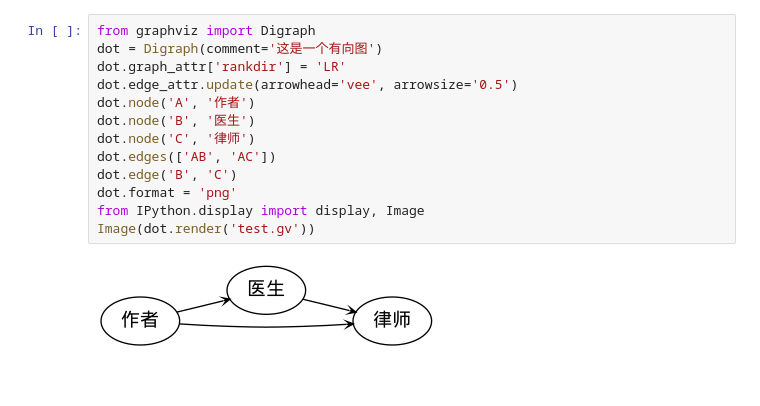
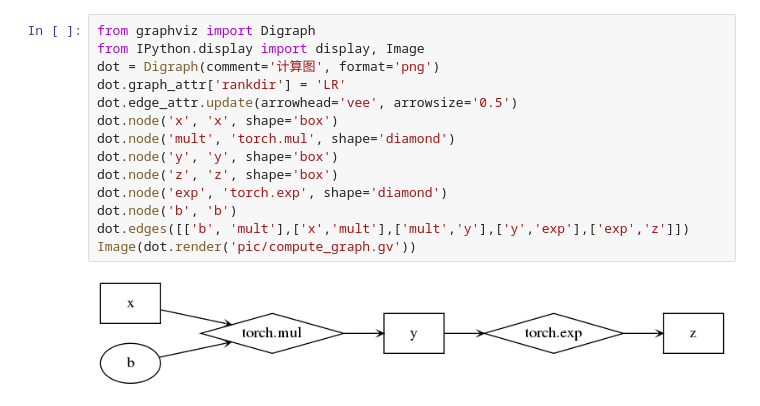
Before and after one commit to sijichun/PythonTutor, a Jupyter notebook: T31_graph_of_pytorch.ipynb, the cells around one changed output. Saved outputs shown, nothing was run; the diff lists cells and outputs as text; blank space fills up the shorter version.

```diff
--- a/T31_graph_of_pytorch.ipynb
+++ b/T31_graph_of_pytorch.ipynb
@@ -1,15 +1,16 @@
 # %%
 from graphviz import Digraph
-dot = Digraph(comment='这是一个有向图')
+from IPython.display import display, Image
+dot = Digraph(comment='计算图', format='png')
 dot.graph_attr['rankdir'] = 'LR'
 dot.edge_attr.update(arrowhead='vee', arrowsize='0.5')
-dot.node('A', '作者')
-dot.node('B', '医生')
-dot.node('C', '律师')
-dot.edges(['AB', 'AC'])
-dot.edge('B', 'C')
-dot.format = 'png'
-from IPython.display import display, Image
-Image(dot.render('test.gv'))
+dot.node('x', 'x', shape='box')
+dot.node('mult', 'torch.mul', shape='diamond')
+dot.node('y', 'y', shape='box')
+dot.node('z', 'z', shape='box')
+dot.node('exp', 'torch.exp', shape='diamond')
+dot.node('b', 'b')
+dot.edges([['b', 'mult'],['x','mult'],['mult','y'],['y','exp'],['exp','z']])
+Image(dot.render('pic/compute_graph.gv'))
 # %% [output]
-[figure, old version]
+[figure, new version]
```
Also changed, not shown: parts of 2 cells of this notebook, 10 other files.
